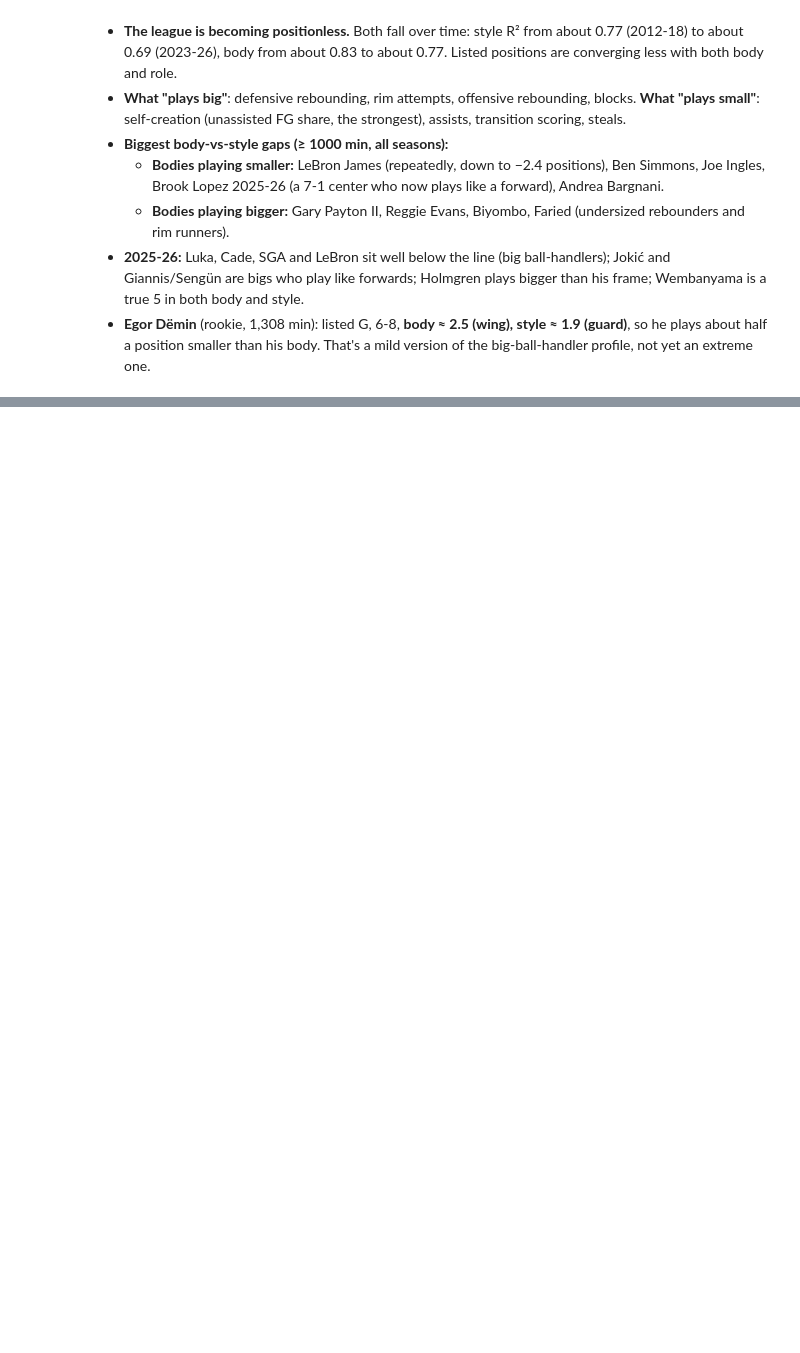
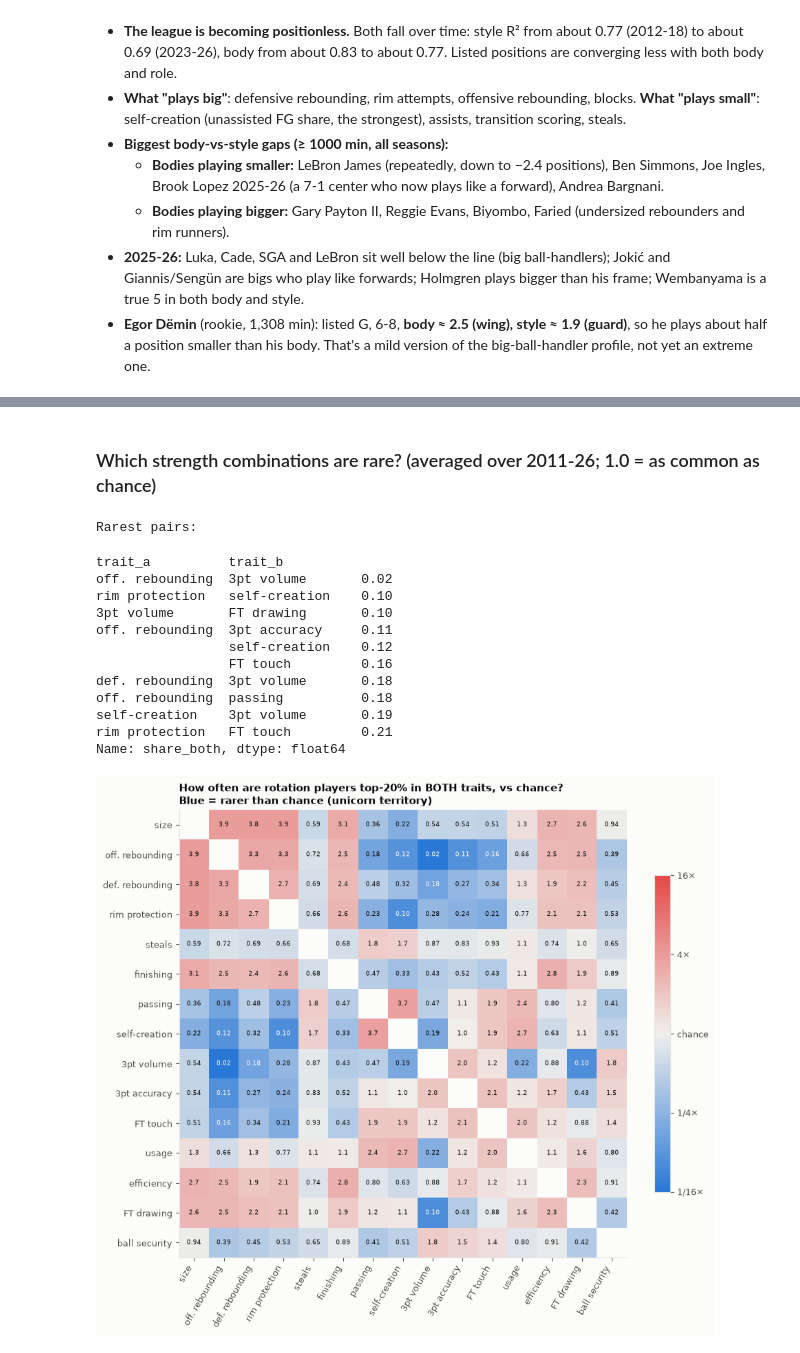
Before and after one commit to dan-j-e/unicorn-hunting, a Jupyter notebook: notebooks/04_unicorn_hunting.ipynb, the cells around one changed output, grey strips where cells are left out. Cells and saved outputs as stored; diff of their text form; code cells hidden in the pictures; blank space fills up the shorter version.

```diff
--- a/notebooks/04_unicorn_hunting.ipynb
+++ b/notebooks/04_unicorn_hunting.ipynb
@@ -167,0 +180,8 @@ Egor Dëmin:
+# %%
+from unicorn.unicorn import TRAITS, add_strangeness, add_unicorn_score, pair_rarity
+from unicorn.plotting import DIVERGING, SURFACE
+
+uni = add_strangeness(add_unicorn_score(uni))
+QUALITY = uni["pie_pctl"] >= 0.5          # at least median overall impact vs that season's rotation players
+SAMPLE = uni["min"] >= 1000
+print(uni[["unicorn_score", "strangeness"]].describe().round(2))
@@ -167,0 +198,39 @@ Egor Dëmin:
+# %% [markdown]
+### Which strength combinations are rare? (averaged over 2011-26; 1.0 = as common as chance)
+# %%
+rar = pair_rarity(uni)
+lift = rar.groupby(["trait_a", "trait_b"])["share_both"].mean() / 0.04
+labels = list(TRAITS)
+M = pd.DataFrame(np.nan, index=labels, columns=labels)
+for (a, b), v in lift.items():
+    M.loc[a, b] = M.loc[b, a] = v
+fig, ax = plt.subplots(figsize=(9.5, 8))
+im = ax.imshow(np.log2(M.clip(lower=1 / 16)), cmap=DIVERGING, vmin=-4, vmax=4)
+ax.set_xticks(range(len(labels)), labels, rotation=60, ha="right"); ax.set_yticks(range(len(labels)), labels)
+ax.grid(False)
+for i in range(len(labels)):
+    for j in range(len(labels)):
+        if i != j:
+            v = M.iloc[i, j]
+            ax.text(j, i, f"{v:.1f}" if v >= 0.95 else f"{v:.2f}", ha="center", va="center", fontsize=6.5,
+                    color=SURFACE if abs(np.log2(max(v, 1 / 16))) > 2.5 else INK)
+cb = fig.colorbar(im, ax=ax, shrink=0.7, ticks=[-4, -2, 0, 2, 4])
+cb.ax.set_yticklabels(["1/16×", "1/4×", "chance", "4×", "16×"])
+ax.set_title("How often are rotation players top-20% in BOTH traits, vs chance?\nBlue = rarer than chance (unicorn territory)", loc="left")
+fig.tight_layout(); fig.savefig(FIG_DIR / "04_trait_pair_rarity.png", dpi=150, bbox_inches="tight")
+print("Rarest pairs:"); (lift.sort_values().head(10)).round(2)
+# %% [output]
+Rarest pairs:
+trait_a          trait_b
+off. rebounding  3pt volume       0.02
+rim protection   self-creation    0.10
+3pt volume       FT drawing       0.10
+off. rebounding  3pt accuracy     0.11
+                 self-creation    0.12
+                 FT touch         0.16
+def. rebounding  3pt volume       0.18
+off. rebounding  passing          0.18
+self-creation    3pt volume       0.19
+rim protection   FT touch         0.21
+Name: share_both, dtype: float64
+[figure, added]
```
Also changed, not shown: parts of 14 cells of this notebook, 4 other files.
